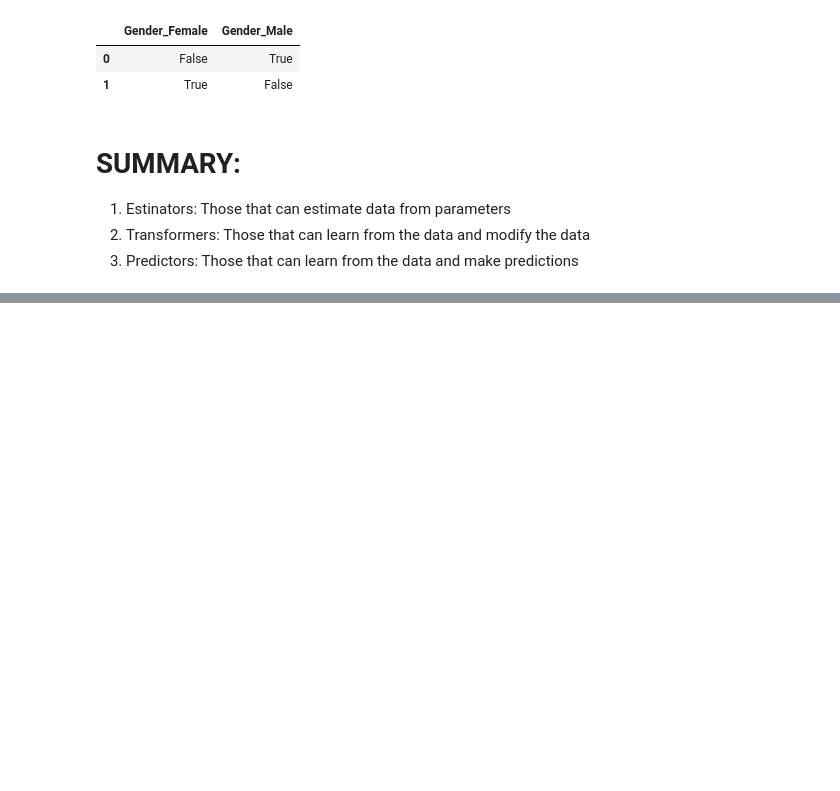
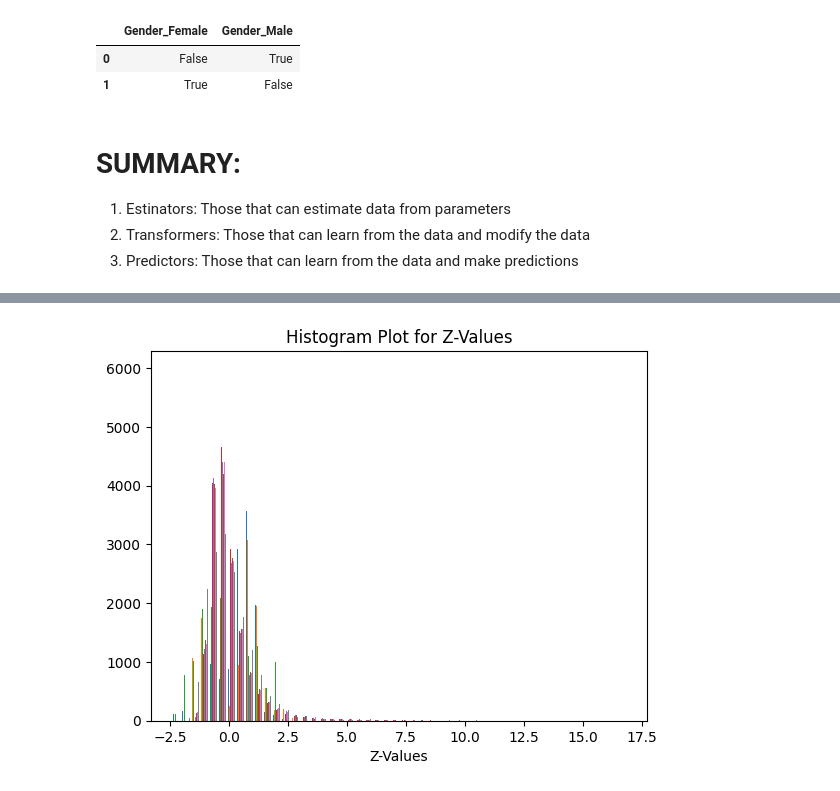
Before and after one commit to CodexAarogya/MachineLearning, a Jupyter notebook: California_Housing_Analysis/report.ipynb, the cells around one changed output, grey strips where cells are left out. Cells and saved outputs as stored; diff of their text form; code cells hidden in the pictures; blank space fills up the shorter version.

Commit message:
Completed feature scaling (MinMax Scalar and Standard Scalar)

```diff
--- a/California_Housing_Analysis/report.ipynb
+++ b/California_Housing_Analysis/report.ipynb
@@ -387,0 +413,6 @@ pd.get_dummies(test)
+# %%
+min_max_scalar = MinMaxScaler(feature_range=(-1, 1))
+std_scalar = StandardScaler()
+# %%
+housing_num_scaled_std = std_scalar.fit_transform(housing_numerical)
+housing_num_scaled_minMax = min_max_scalar.fit_transform(housing_numerical)
@@ -387,0 +451,8 @@ pd.get_dummies(test)
+# %%
+z_values = housing_num_scaled_std
+plt.hist(z_values, bins = 50)
+plt.title("Histogram Plot for Z-Values")
+plt.xlabel("Z-Values")
+plt.show()
+# %% [output]
+[figure, added]
```
Also changed, not shown: parts of 5 cells of this notebook.
